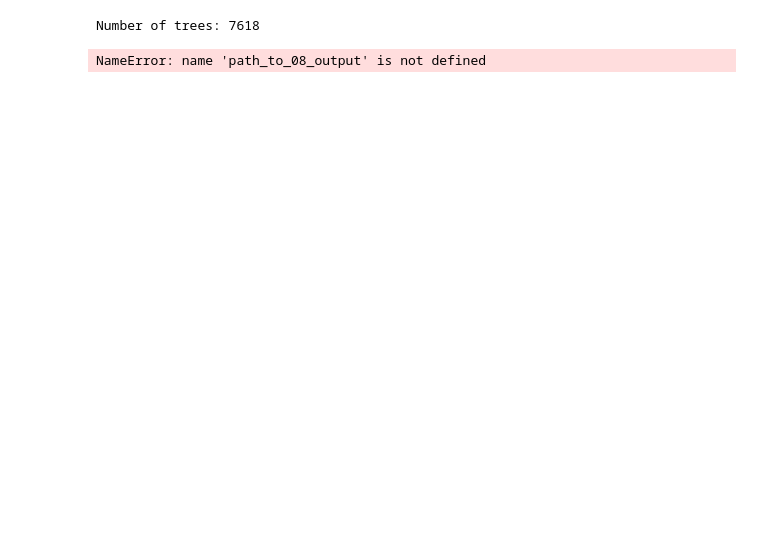
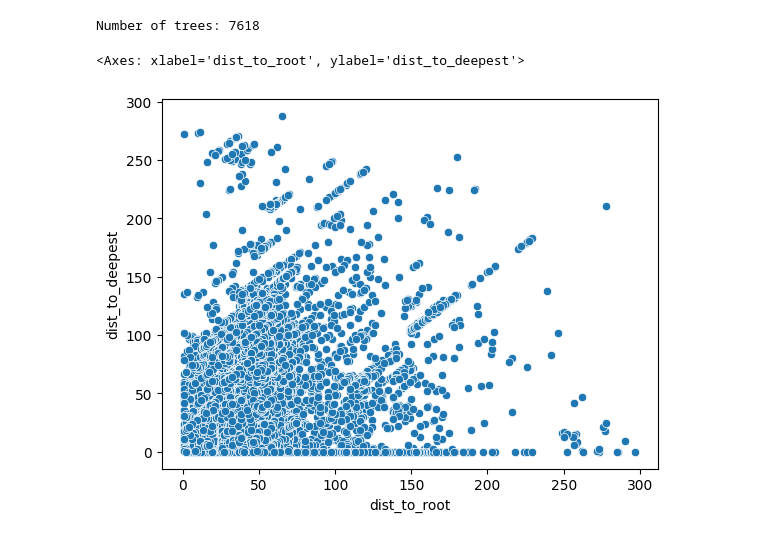
Before and after one commit to hieunguyen4193/sc_bulk_BCR_data_analysis, a Jupyter notebook: Tree08_where_are_biopsy_nodes_on_the_tree.ipynb, the cells around one changed output. Drawn from its saved outputs; the diff is of its cells as text; code cells hidden in the pictures; blank space fills up the shorter version.

```diff
--- a/Tree08_where_are_biopsy_nodes_on_the_tree.ipynb
+++ b/Tree08_where_are_biopsy_nodes_on_the_tree.ipynb
@@ -187,7 +187,8 @@ if os.path.isfile(os.path.join(path_to_08_output, "nodedf.csv")) == False:
     nodedf.to_csv(os.path.join(path_to_08_output, "nodedf.csv"), index = False)
 else:
     nodedf = pd.read_csv(os.path.join(path_to_08_output, "nodedf.csv"))
-# %%
-path_to_08_output
-# %% [output]
-NameError: name 'path_to_08_output' is not defined
+# %%
+sns.scatterplot(data = nodedf, x = "dist_to_root", y = "dist_to_deepest")
+# %% [output]
+<Axes: xlabel='dist_to_root', ylabel='dist_to_deepest'>
+[figure, added]
```
Also changed, not shown: 2 other files.
